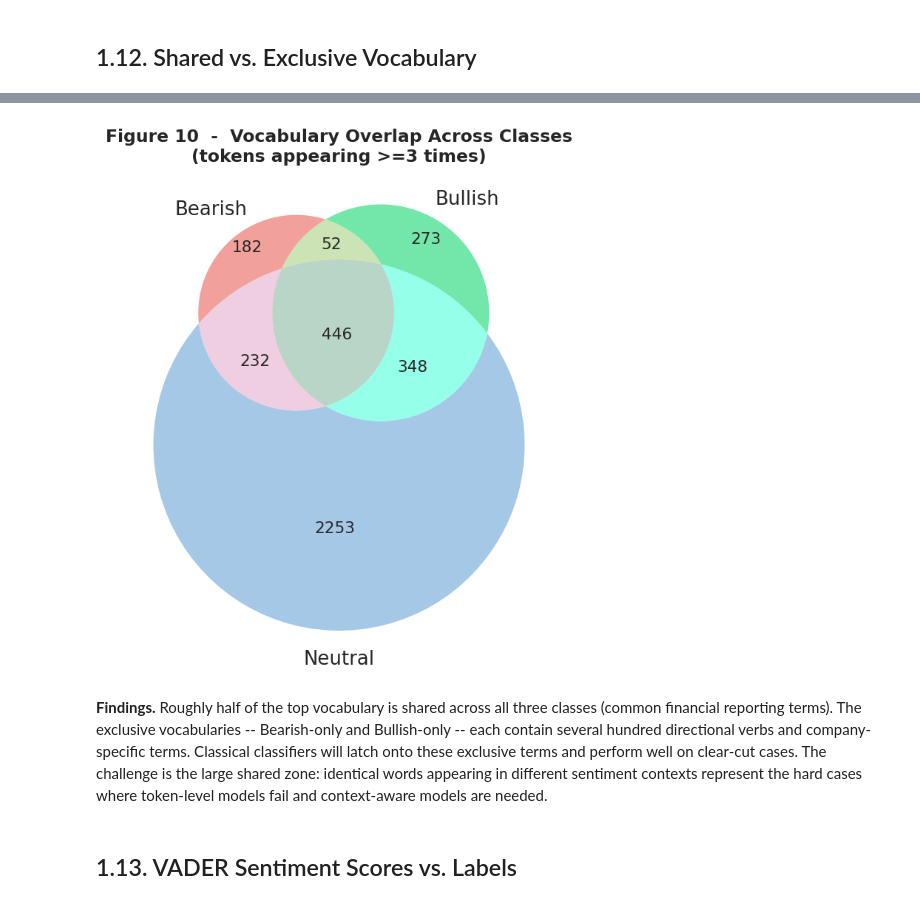
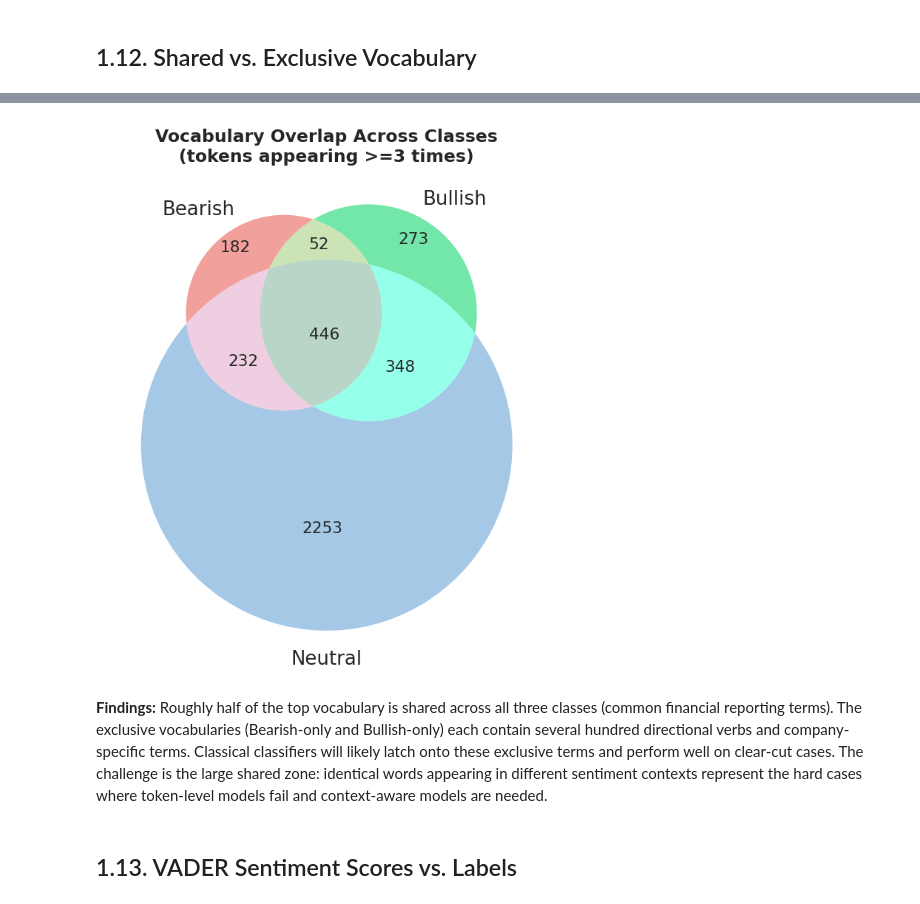
Before and after one commit to tiagoslantunes/text-mining-financial-sentiment, a Jupyter notebook: new_nb.ipynb, the cells around one changed output, grey strips where cells are left out. Drawn from its saved outputs; the diff is of its cells as text; code cells hidden in the pictures.

```diff
--- a/new_nb.ipynb
+++ b/new_nb.ipynb
@@ -254,10 +279,7 @@ def extract_features(df):
     df['n_mentions']  = df['text'].str.count(r'@\w+')
     df['n_urls']      = df['text'].str.count(r'https?://\S+')
     df['n_numbers']   = df['text'].str.count(r'\b\d+\.?\d*%?\b')
-    # Very rough emoji check: any char with code point > 127 not in Latin Extended
-    df['n_emoji']     = df['text'].apply(
-        lambda t: len([c for c in t if ord(c) > 8000])
-    )
+    df['n_emoji']     = df['text'].apply(lambda t: emoji.emoji_count(str(t)))
     df['has_exclaim'] = df['text'].str.contains('!').astype(int)
     df['has_question']= df['text'].str.contains(r'\?').astype(int)
     return df
@@ -282,7 +304,7 @@ sns.heatmap(
     feat_means, annot=True, fmt='.2f', cmap='YlGn',
     linewidths=0.5, ax=ax, cbar_kws={'shrink': 0.7}
 )
-ax.set_title('Figure 3  -  Mean Special-Token Counts by Sentiment Class',
+ax.set_title('Mean Special-Token Counts by Sentiment Class',
              fontweight='bold')
 plt.tight_layout()
 plt.show()
@@ -368,7 +393,7 @@ pivot.plot(
     color=[PALETTE[0], PALETTE[1], PALETTE[2]],
     edgecolor='white', linewidth=0.6
 )
-ax.set_title('Figure 5  -  Sentiment Breakdown per Top Ticker', fontweight='bold')
+ax.set_title('Sentiment Breakdown per Top Ticker', fontweight='bold')
 ax.set_ylabel('Proportion of Tweets')
 ax.set_xlabel('')
 ax.tick_params(axis='x', rotation=30)
@@ -515,7 +540,7 @@ fig, ax = plt.subplots(figsize=(7, 4))
 sub = vocab_df.loc[list(LABEL_MAP.values())]
 ax.bar(sub.index, sub['unique_tokens'],
        color=COLORS, edgecolor='white', linewidth=1.5, width=0.5)
-ax.set_title('Figure 8  -  Unique Vocabulary Size per Class', fontweight='bold')
+ax.set_title('Unique Vocabulary Size per Class', fontweight='bold')
 ax.set_ylabel('Unique Tokens')
 ax.yaxis.set_major_formatter(mticker.FuncFormatter(lambda x, _: f'{int(x):,}'))
 plt.tight_layout()
@@ -543,7 +568,7 @@ def tfidf_top_terms(df, label_id, top_k=15):
     )
     tfidf = TfidfVectorizer(
         stop_words='english', max_features=5000,
-        ngram_range=(1, 2), min_df=3
+        ngram_range=(1, 2), min_df=2
     )
     X = tfidf.fit_transform(corpus_clean)
     mask = (df['label'] == label_id).values
@@ -566,7 +591,7 @@ for ax, (lbl_id, lbl_name) in zip(axes, LABEL_MAP.items()):
     ax.set_title(f'{lbl_name}', fontweight='bold', color=PALETTE[lbl_id], fontsize=12)
     ax.set_xlabel('Mean TF-IDF Score', fontsize=9)
 
-plt.suptitle('Figure 9  -  Top Discriminative Terms per Class (TF-IDF)',
+plt.suptitle('Top Discriminative Terms per Class (TF-IDF)',
              fontsize=14, fontweight='bold')
 plt.tight_layout()
 plt.show()
@@ -581,41 +611,40 @@ Which words are *exclusive* to one class vs. shared across all three? This infor
 # %%
-
 def class_vocab_set(df, lbl_id, min_freq=3):
     texts = df[df['label'] == lbl_id]['text'].apply(
         lambda t: re.sub(r'https?://\S+|[@$#]\w+', '', t).lower()
     )
     tokens = []
     for t in texts:
         tokens.extend(t.split())
     tokens = [w for w in tokens if w not in STOP and len(w) > 2
               and w not in string.punctuation]
     ctr = Counter(tokens)
     return {w for w, c in ctr.items() if c >= min_freq}
 
 bear_v = class_vocab_set(train, 0)
 bull_v = class_vocab_set(train, 1)
 neut_v = class_vocab_set(train, 2)
 
 try:
     fig, ax = plt.subplots(figsize=(7, 6))
     v = venn3([bear_v, bull_v, neut_v],
               set_labels=('Bearish', 'Bullish', 'Neutral'),
               set_colors=(PALETTE[0], PALETTE[1], PALETTE[2]),
               alpha=0.55, ax=ax)
-    ax.set_title('Figure 10  -  Vocabulary Overlap Across Classes\n(tokens appearing >=3 times)',
+    ax.set_title('Vocabulary Overlap Across Classes\n(tokens appearing >=3 times)',
                  fontweight='bold')
     plt.tight_layout()
     plt.show()
 except ImportError:
     print('matplotlib-venn not installed  -  skipping Venn diagram.')
     print(f'Bearish-exclusive : {len(bear_v - bull_v - neut_v):,} terms')
     print(f'Bullish-exclusive : {len(bull_v - bear_v - neut_v):,} terms')
     print(f'Neutral-exclusive : {len(neut_v - bear_v - bull_v):,} terms')
     print(f'Shared by all 3   : {len(bear_v & bull_v & neut_v):,} terms')
 # %% [output]
-[figure, old version]
+[figure, new version]
 # %% [markdown]
-**Findings.** Roughly half of the top vocabulary is shared across all three classes (common financial reporting terms). The exclusive vocabularies -- Bearish-only and Bullish-only -- each contain several hundred directional verbs and company-specific terms. Classical classifiers will latch onto these exclusive terms and perform well on clear-cut cases. The challenge is the large shared zone: identical words appearing in different sentiment contexts represent the hard cases where token-level models fail and context-aware models are needed.
+**Findings:** Roughly half of the top vocabulary is shared across all three classes (common financial reporting terms). The exclusive vocabularies (Bearish-only and Bullish-only) each contain several hundred directional verbs and company-specific terms. Classical classifiers will likely latch onto these exclusive terms and perform well on clear-cut cases. The challenge is the large shared zone: identical words appearing in different sentiment contexts represent the hard cases where token-level models fail and context-aware models are needed.
 # %% [markdown]
 ## 1.13. VADER Sentiment Scores vs. Labels
 # %% [markdown]
```
Also changed, not shown: parts of 99 cells of this notebook, 1 other file.
